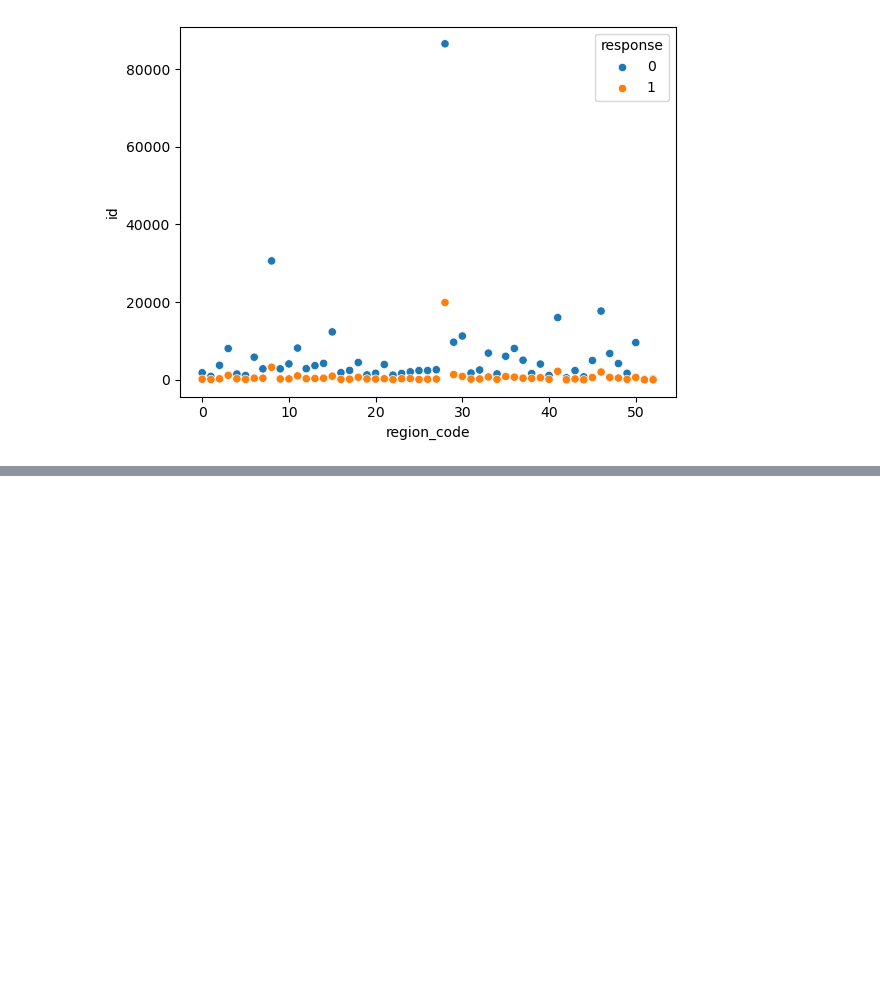
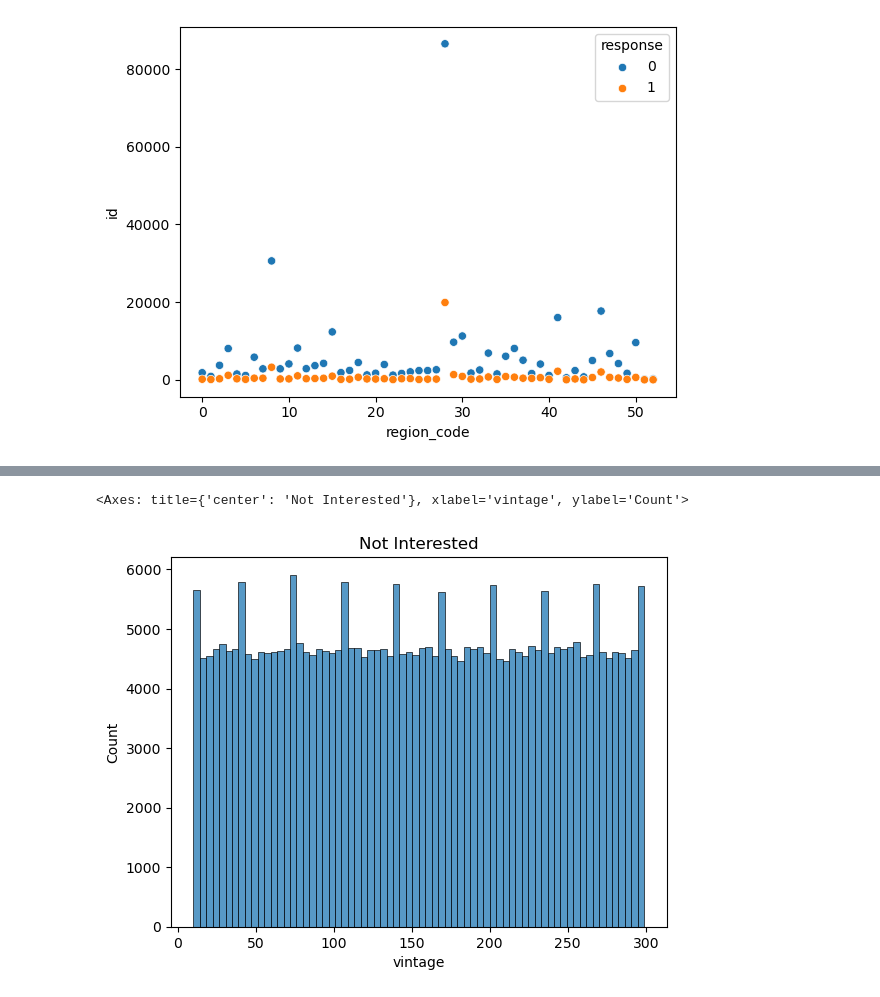
Before and after one commit to LuigiFerrari14/Data-Science-in-Production, a Jupyter notebook: HealthInsuranceCrossSellPrediction.ipynb, the cells around one changed output, grey strips where cells are left out. Saved outputs shown, nothing was run; the diff lists cells and outputs as text; code cells hidden in the pictures; blank space fills up the shorter version.

```diff
--- a/HealthInsuranceCrossSellPrediction.ipynb
+++ b/HealthInsuranceCrossSellPrediction.ipynb
@@ -181,0 +201,7 @@ sns.scatterplot(x='region_code', y='id', hue='response', data=aux0)
+# %%
+aux00 = df3.loc[df3['response'] == 0, 'vintage']
+plt.title('Not Interested')
+sns.histplot(aux00)
+# %% [output]
+<Axes: title={'center': 'Not Interested'}, xlabel='vintage', ylabel='Count'>
+[figure, added]
```
Also changed, not shown: parts of 20 cells of this notebook.
